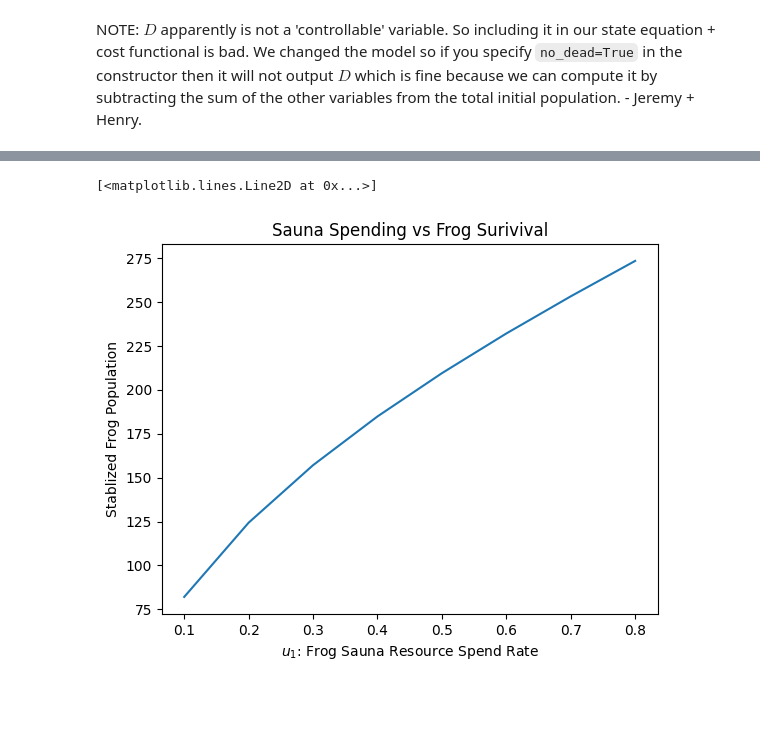
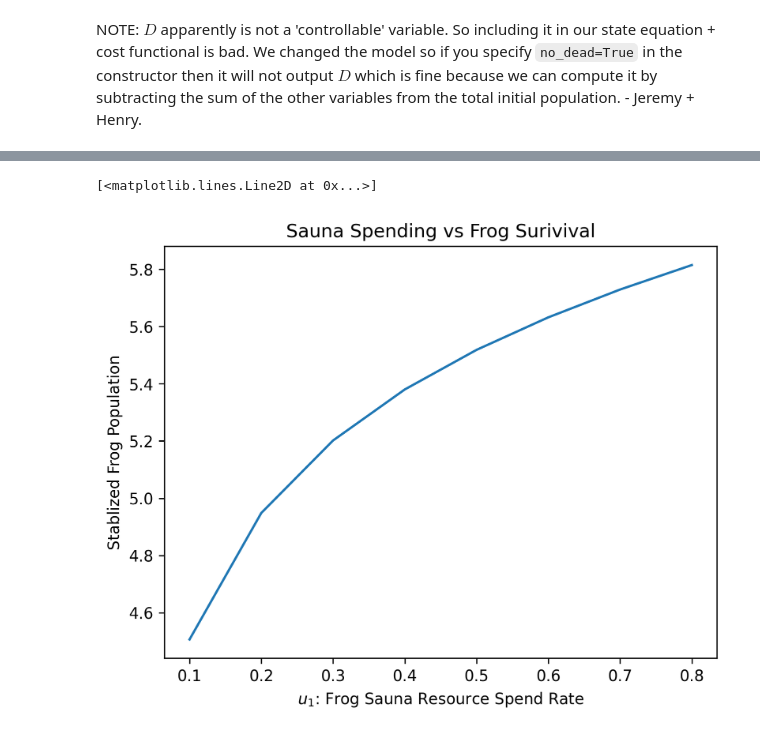
Before and after one commit to ACME-Vol4-Project1/save-axolotls-control, a Jupyter notebook: LQR_control.ipynb, the cells around one changed output, grey strips where cells are left out. Saved outputs shown, nothing was run; the diff lists cells and outputs as text; code cells hidden in the pictures; blank space fills up the shorter version.

```diff
--- a/LQR_control.ipynb
+++ b/LQR_control.ipynb
@@ -127,8 +127,8 @@ R = np.eye(1)   # cost of control
 
 # initial conditions
 y0 = np.array([475, 25, 0])
-u0 = np.array([1])  # spending on baths
-const_u1 = 1
+u0 = np.array([0])  # spending on baths
+const_u1 = 0.1
 
 # establish t space
 tf = 1000
@@ -165,20 +167,21 @@ plt.tight_layout()
 # %%
 u1_vals = np.arange(0.1, 0.9, 0.1)
 S_vals = []
 
 for u1 in u1_vals:
     model = m.Model(seasonal=False, no_dead=True, const_u1=u1) # instantiate model object with sauna spend rate
 
     # solve lqr and get final frog population from the end of susceptible
     x, _, _ = iterated_lqr(lambda t, x, u: model.f_x(t, x, u), lambda t, x, u: model.f_u(t, x, u), t_space, y0, u0)
-    S_equlibrium = x[:, 0][-1]
+    S_equlibrium = x[:, 0][-1] + x[:, 1][-1] + x[:, 2][-1]
     S_vals.append(S_equlibrium)
 
 # plot formatting
+fig, axs = plt.subplots(1, 1, dpi=300)
 plt.title('Sauna Spending vs Frog Surivival')
 plt.xlabel(rf'$u_{1}$: Frog Sauna Resource Spend Rate')
 plt.ylabel('Stablized Frog Population')
-plt.plot(u1_vals, S_vals)
+plt.plot(u1_vals, np.log(np.array(S_vals)))
 # %% [output]
 [<matplotlib.lines.Line2D at 0x...>]
-[figure, old version]
+[figure, new version]
```
Also changed, not shown: parts of 1 cell of this notebook.
